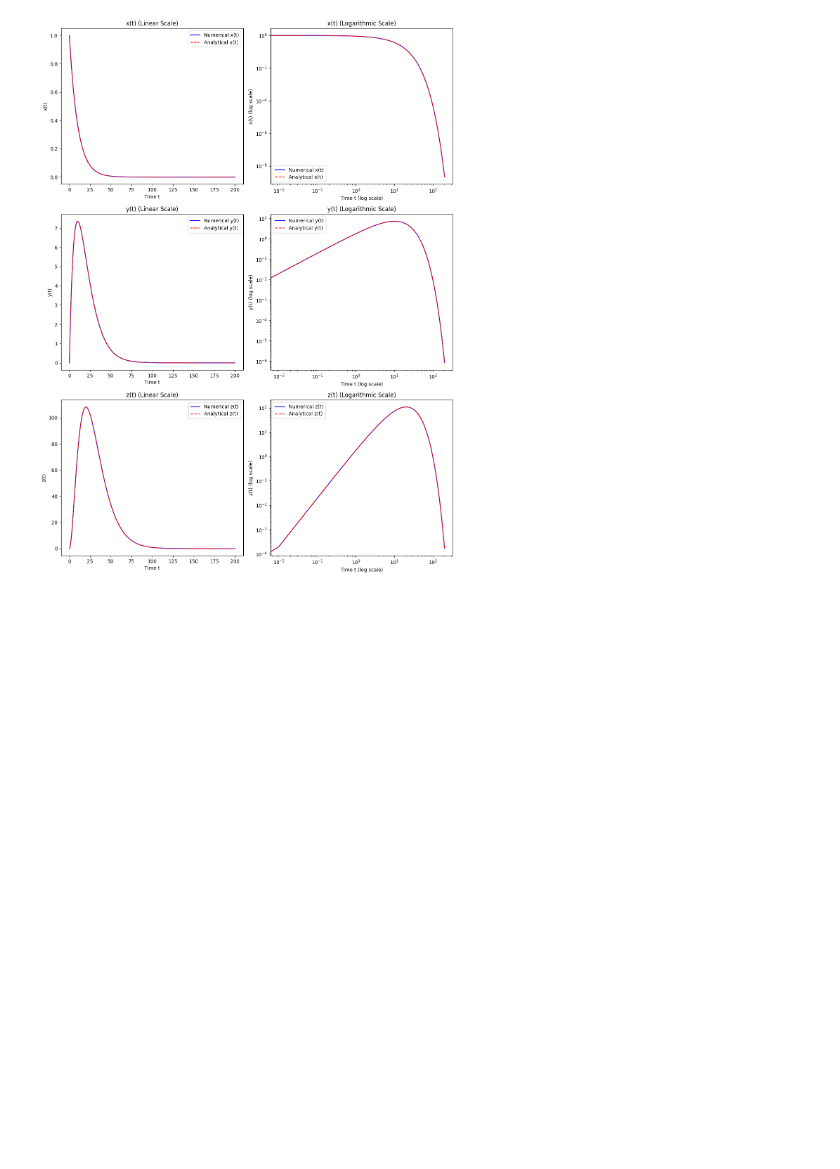
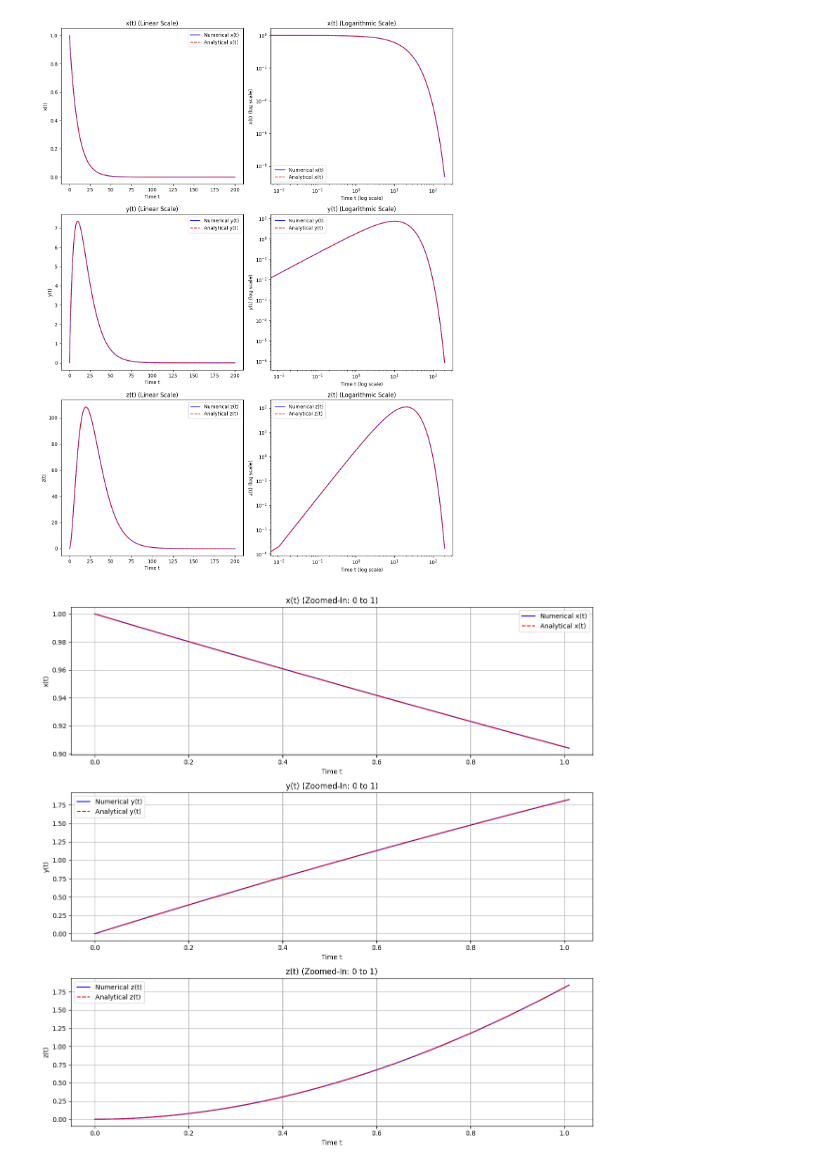
Before and after one commit to psiudo/NumericalMethods, a Jupyter notebook: RetinalSignalProcessing.ipynb, the cells around one changed output. Drawn from its saved outputs; the diff is of its cells as text; code cells hidden in the pictures; blank space fills up the shorter version.

Commit message:
Zoom-in plotting functionality added

```diff
--- a/RetinalSignalProcessing.ipynb
+++ b/RetinalSignalProcessing.ipynb
@@ -94,3 +94,50 @@ plt.tight_layout()
 plt.show()
 # %% [output]
 [figure]
+# %%
+# 0에서 1까지의 구간만 확대하여 그리기
+t_zoomed = np.arange(0, 1.01, 0.0001)  # 0부터 1까지 0.0001 간격으로
+solution_zoomed = solve_ivp(system, [t_zoomed[0], t_zoomed[-1]], initial_conditions, t_eval=t_zoomed)
+
+# 해석해도 동일한 구간에서 계산
+x_analytic_zoomed = np.exp(-t_zoomed / tau)
+y_analytic_zoomed = (k * t_zoomed / tau) * np.exp(-t_zoomed / tau)
+z_analytic_zoomed = (k**2 / (2 * tau**2)) * t_zoomed**2 * np.exp(-t_zoomed / tau)
+
+# Plotting the zoomed-in results (0에서 1 구간)
+plt.figure(figsize=(12, 12))
+
+# x(t) plot for zoomed-in region (Linear)
+plt.subplot(3, 1, 1)
+plt.plot(t_zoomed, solution_zoomed.y[0], 'b-', label='Numerical x(t)')
+plt.plot(t_zoomed, x_analytic_zoomed, 'r--', label='Analytical x(t)')
+plt.legend()
+plt.xlabel('Time t')
+plt.ylabel('x(t)')
+plt.title('x(t) (Zoomed-In: 0 to 1)')
+plt.grid(True)
+
+# y(t) plot for zoomed-in region (Linear)
+plt.subplot(3, 1, 2)
+plt.plot(t_zoomed, solution_zoomed.y[1], 'b-', label='Numerical y(t)')
+plt.plot(t_zoomed, y_analytic_zoomed, 'r--', label='Analytical y(t)')
+plt.legend()
+plt.xlabel('Time t')
+plt.ylabel('y(t)')
+plt.title('y(t) (Zoomed-In: 0 to 1)')
+plt.grid(True)
+
+# z(t) plot for zoomed-in region (Linear)
+plt.subplot(3, 1, 3)
+plt.plot(t_zoomed, solution_zoomed.y[2], 'b-', label='Numerical z(t)')
+plt.plot(t_zoomed, z_analytic_zoomed, 'r--', label='Analytical z(t)')
+plt.legend()
+plt.xlabel('Time t')
+plt.ylabel('z(t)')
+plt.title('z(t) (Zoomed-In: 0 to 1)')
+plt.grid(True)
+
+plt.tight_layout()
+plt.show()
+# %% [output]
+[figure, added]
```
